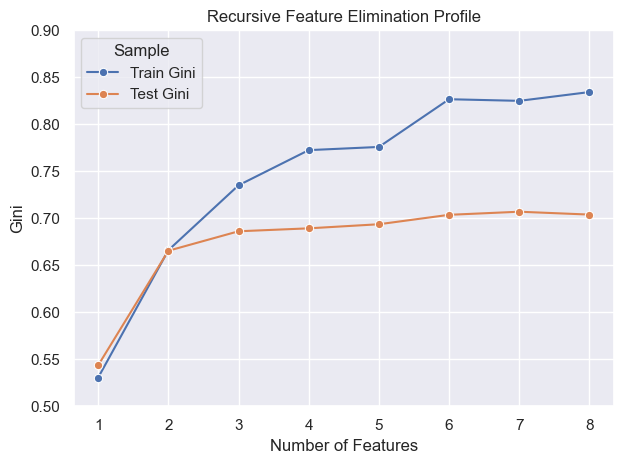
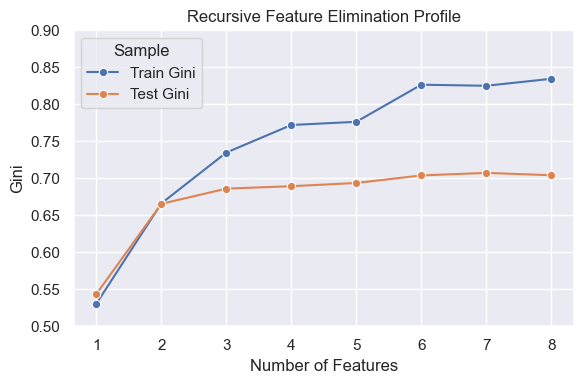
The change to this notebook cell's code, shown as a diff; its figure went from the first image to the second:
--- before
+++ after
@@ -10,4 +10,5 @@
 
 # Plot RFE Profile
+plt.figure(figsize=(6, 4))
 sns.lineplot(data=results2, 
              x='NumFeatures', 

Commit: Commit